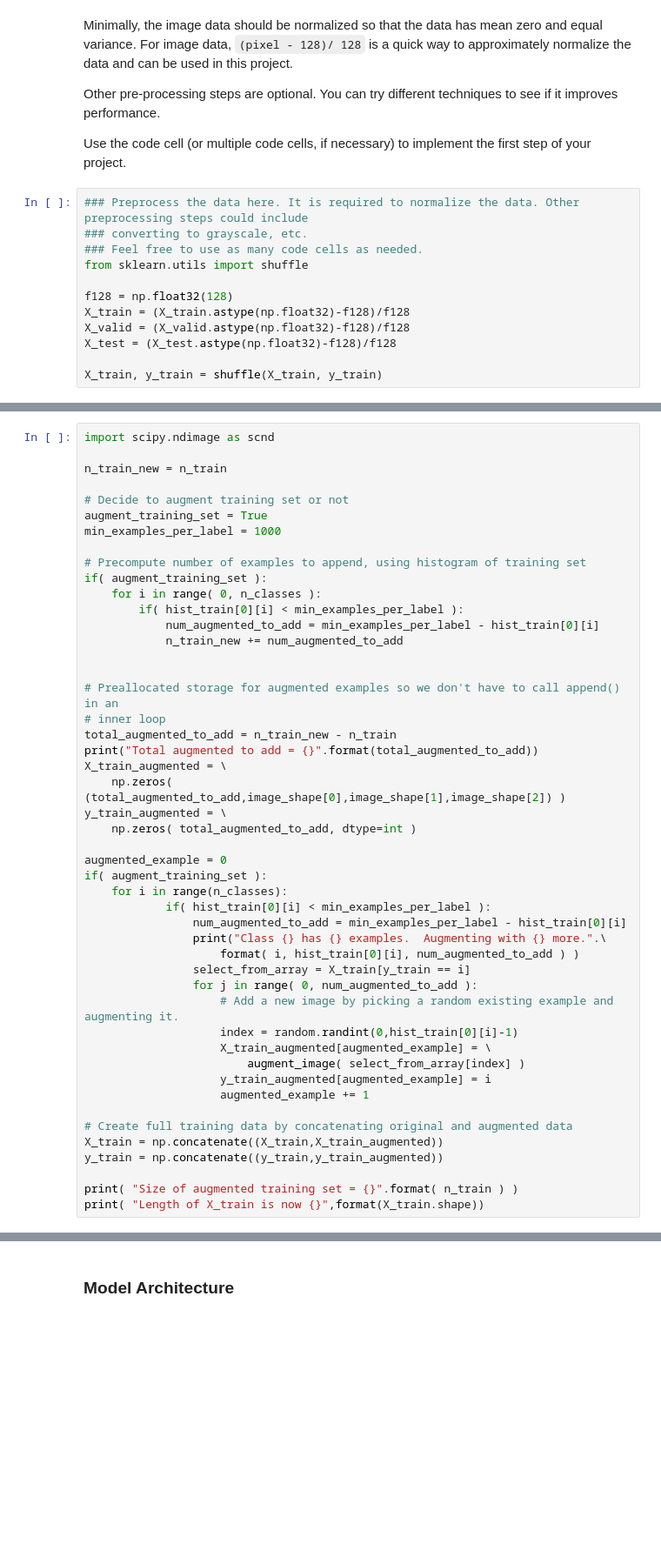
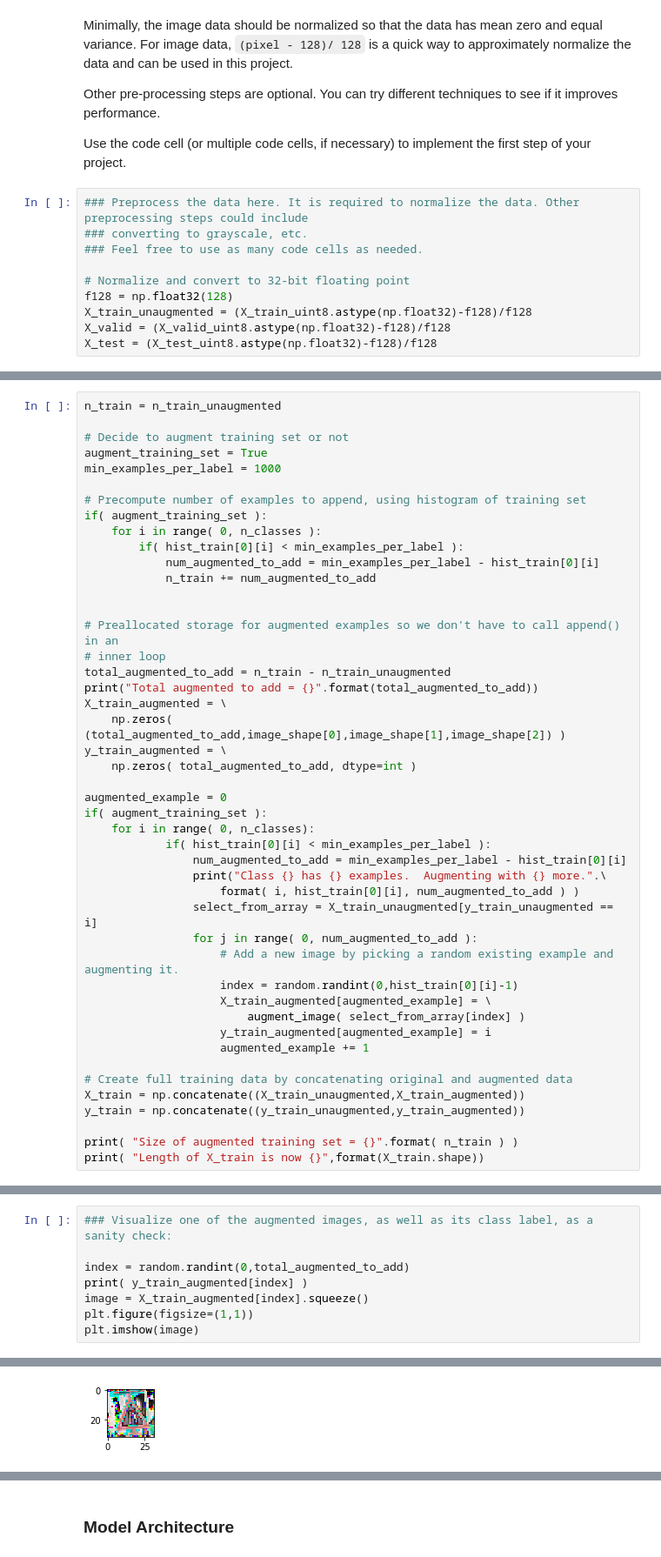
Before and after one commit to thomasdunlap/TensorFlow-Traffic-Sign-Classification, a Jupyter notebook: Traffic_Sign_Classifier.ipynb, the cells around one changed output, grey strips where cells are left out. Shown at 87% size. Drawn from its saved outputs; the diff is of its cells as text; blank space fills up the shorter version.

```diff
--- a/Traffic_Sign_Classifier.ipynb
+++ b/Traffic_Sign_Classifier.ipynb
@@ -151,13 +162,11 @@ Use the code cell (or multiple code cells, if necessary) to implement the first
 ### Preprocess the data here. It is required to normalize the data. Other preprocessing steps could include
 ### converting to grayscale, etc.
 ### Feel free to use as many code cells as needed.
-from sklearn.utils import shuffle
 
+# Normalize and convert to 32-bit floating point
 f128 = np.float32(128)
-X_train = (X_train.astype(np.float32)-f128)/f128
-X_valid = (X_valid.astype(np.float32)-f128)/f128
-X_test = (X_test.astype(np.float32)-f128)/f128
-
-X_train, y_train = shuffle(X_train, y_train)
+X_train_unaugmented = (X_train_uint8.astype(np.float32)-f128)/f128
+X_valid = (X_valid_uint8.astype(np.float32)-f128)/f128
+X_test = (X_test_uint8.astype(np.float32)-f128)/f128
 # %%
 ### Augment image with a small rotation and some random noise.
@@ -195,8 +205,6 @@ def augment_image(img):
     return noisy_img
 # %%
-import scipy.ndimage as scnd
-
-n_train_new = n_train
+n_train = n_train_unaugmented
 
 # Decide to augment training set or not
 augment_training_set = True
@@ -207,12 +215,12 @@ if( augment_training_set ):
     for i in range( 0, n_classes ):
         if( hist_train[0][i] < min_examples_per_label ):
             num_augmented_to_add = min_examples_per_label - hist_train[0][i]
-            n_train_new += num_augmented_to_add
+            n_train += num_augmented_to_add
 
 
 # Preallocated storage for augmented examples so we don't have to call append() in an
 # inner loop
-total_augmented_to_add = n_train_new - n_train
+total_augmented_to_add = n_train - n_train_unaugmented
 print("Total augmented to add = {}".format(total_augmented_to_add))
 X_train_augmented = \
     np.zeros( (total_augmented_to_add,image_shape[0],image_shape[1],image_shape[2]) )
@@ -221,12 +229,12 @@ y_train_augmented = \
 
 augmented_example = 0
 if( augment_training_set ):
-    for i in range(n_classes):
+    for i in range( 0, n_classes):
             if( hist_train[0][i] < min_examples_per_label ):
                 num_augmented_to_add = min_examples_per_label - hist_train[0][i]
                 print("Class {} has {} examples.  Augmenting with {} more.".\
                     format( i, hist_train[0][i], num_augmented_to_add ) )
-                select_from_array = X_train[y_train == i]
+                select_from_array = X_train_unaugmented[y_train_unaugmented == i]
                 for j in range( 0, num_augmented_to_add ):
                     # Add a new image by picking a random existing example and augmenting it.
                     index = random.randint(0,hist_train[0][i]-1)
@@ -236,8 +244,8 @@ if( augment_training_set ):
                     augmented_example += 1
 
 # Create full training data by concatenating original and augmented data
-X_train = np.concatenate((X_train,X_train_augmented))
-y_train = np.concatenate((y_train,y_train_augmented))
+X_train = np.concatenate((X_train_unaugmented,X_train_augmented))
+y_train = np.concatenate((y_train_unaugmented,y_train_augmented))
 
 print( "Size of augmented training set = {}".format( n_train ) )
 print( "Length of X_train is now {}",format(X_train.shape))
@@ -261 +269,10 @@ Size of augmented training set = 34799
 Length of X_train is now {} (51690, 32, 32, 3)
+# %%
+### Visualize one of the augmented images, as well as its class label, as a sanity check:
+
+index = random.randint(0,total_augmented_to_add)
+print( y_train_augmented[index] )
+image = X_train_augmented[index].squeeze()
+plt.figure(figsize=(1,1))
+plt.imshow(image)
+# %% [output]
@@ -261,0 +281 @@ Length of X_train is now {} (51690, 32, 32, 3)
+[figure, added]
```
Also changed, not shown: parts of 14 cells of this notebook.
